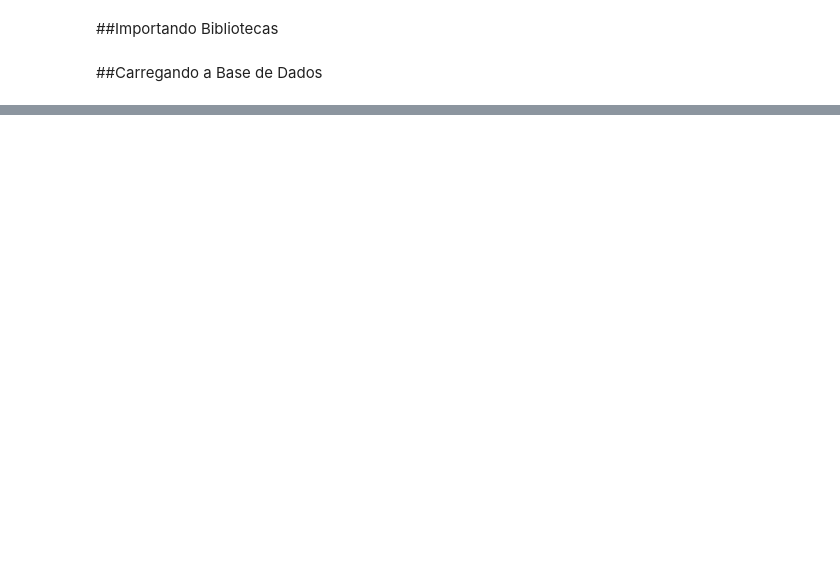
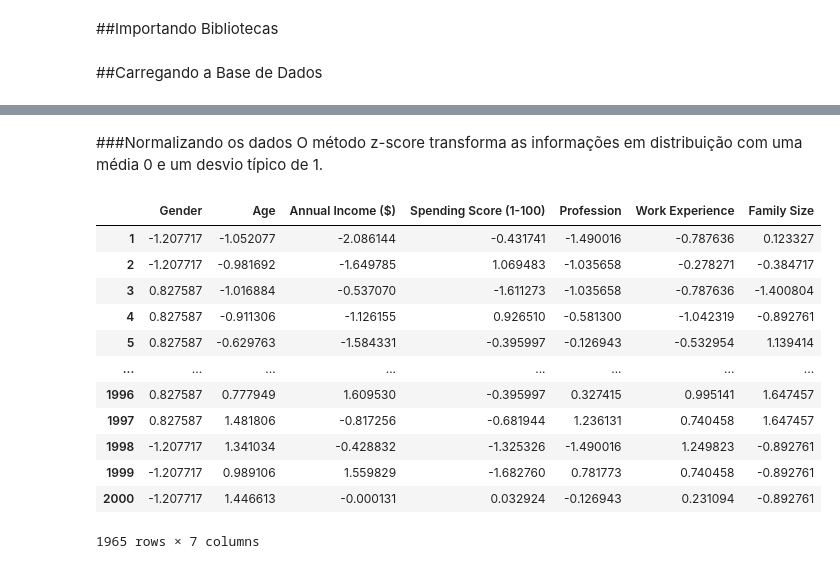
Before and after one commit to elinefarias/disciplina-topicos-especiais-em-telecomunicacoes, a Jupyter notebook: trabalho06/trabalho06.ipynb, the cells around one changed output, grey strips where cells are left out. Cells and saved outputs as stored; diff of their text form; code cells hidden in the pictures; blank space fills up the shorter version.

```diff
--- a/trabalho06/trabalho06.ipynb
+++ b/trabalho06/trabalho06.ipynb
@@ -635,0 +129,10 @@ Accuracy :  85 %
+# %%
+#Removendo amostras que possuem valores Nan(Not a Number)
+# Remover as linhas com valores NaN
+df_sem_nan_linhas = df.dropna()
+# atribuindo o df_sem_nan_linhas ao df
+df = df_sem_nan_linhas
+#detalhes sobre o novo df
+df.info()
+# Exclua a coluna  0   CustomerID
+df = df.drop(df.columns[0], axis=1)
@@ -635,0 +155,8 @@ Accuracy :  85 %
+# %%
+# Atributo Gender
+# Mapear os valores de "Gender" para os números correspondentes
+df['Gender'] = df['Gender'].map({'Male': 0, 'Female': 1})
+# Obter todos os valores únicos da coluna
+valores_unicos = df['Gender'].unique()
+# Exibir os valores únicos
+print(valores_unicos)
@@ -635,0 +165,9 @@ Accuracy :  85 %
+# %%
+# Atributo Profession
+# Mapear os valores de "Gender" para os números correspondentes
+df['Profession'] = df['Profession'].map({'Healthcare': 0, 'Engineer': 1, 'Lawyer': 2, 'Entertainment': 3,
+                                 'Artist': 4, 'Executive': 5, 'Doctor': 6, 'Homemaker': 7, 'Marketing': 8})
+# Obter todos os valores únicos da coluna
+valores_unicos = df['Profession'].unique()
+# Exibir os valores únicos
+print(valores_unicos)
@@ -635,0 +176,5 @@ Accuracy :  85 %
+# %%
+#Convertendo os outros atributos para o tipo float
+atributos_numericos = ['Age', 'Annual Income ($)', 'Spending Score (1-100)', 'Work Experience', 'Family Size']
+for atributo in atributos_numericos:
+    df[atributo] = df[atributo].astype(float)
@@ -635,0 +225,22 @@ Accuracy :  85 %
+# %% [markdown]
+###Normalizando os dados
+O método z-score transforma as informações em distribuição com uma média 0 e um desvio típico de 1.
+# %%
+df_norm = df.copy()
+for column in df_norm.columns:
+    df_norm[column] = (df_norm[column] - df_norm[column].mean()) / df_norm[column].std()
+display(df_norm)
+# %% [output]
+|  | Gender | Age | Annual Income ($) | Spending Score (1-100) | Profession | Work Experience | Family Size |
+| 1 | -1.207717 | -1.052077 | -2.086144 | -0.431741 | -1.490016 | -0.787636 | 0.123327 |
+| 2 | -1.207717 | -0.981692 | -1.649785 | 1.069483 | -1.035658 | -0.278271 | -0.384717 |
+| 3 | 0.827587 | -1.016884 | -0.537070 | -1.611273 | -1.035658 | -0.787636 | -1.400804 |
+| 4 | 0.827587 | -0.911306 | -1.126155 | 0.926510 | -0.581300 | -1.042319 | -0.892761 |
+| 5 | 0.827587 | -0.629763 | -1.584331 | -0.395997 | -0.126943 | -0.532954 | 1.139414 |
+| ... | ... | ... | ... | ... | ... | ... | ... |
+| 1996 | 0.827587 | 0.777949 | 1.609530 | -0.395997 | 0.327415 | 0.995141 | 1.647457 |
+| 1997 | 0.827587 | 1.481806 | -0.817256 | -0.681944 | 1.236131 | 0.740458 | 1.647457 |
+| 1998 | -1.207717 | 1.341034 | -0.428832 | -1.325326 | -1.490016 | 1.249823 | -0.892761 |
+| 1999 | -1.207717 | 0.989106 | 1.559829 | -1.682760 | 0.781773 | 0.740458 | -0.892761 |
+| 2000 | -1.207717 | 1.446613 | -0.000131 | 0.032924 | -0.126943 | 0.231094 | -0.892761 |
+1965 rows × 7 columns
```
Also changed, not shown: parts of 74 cells of this notebook.
